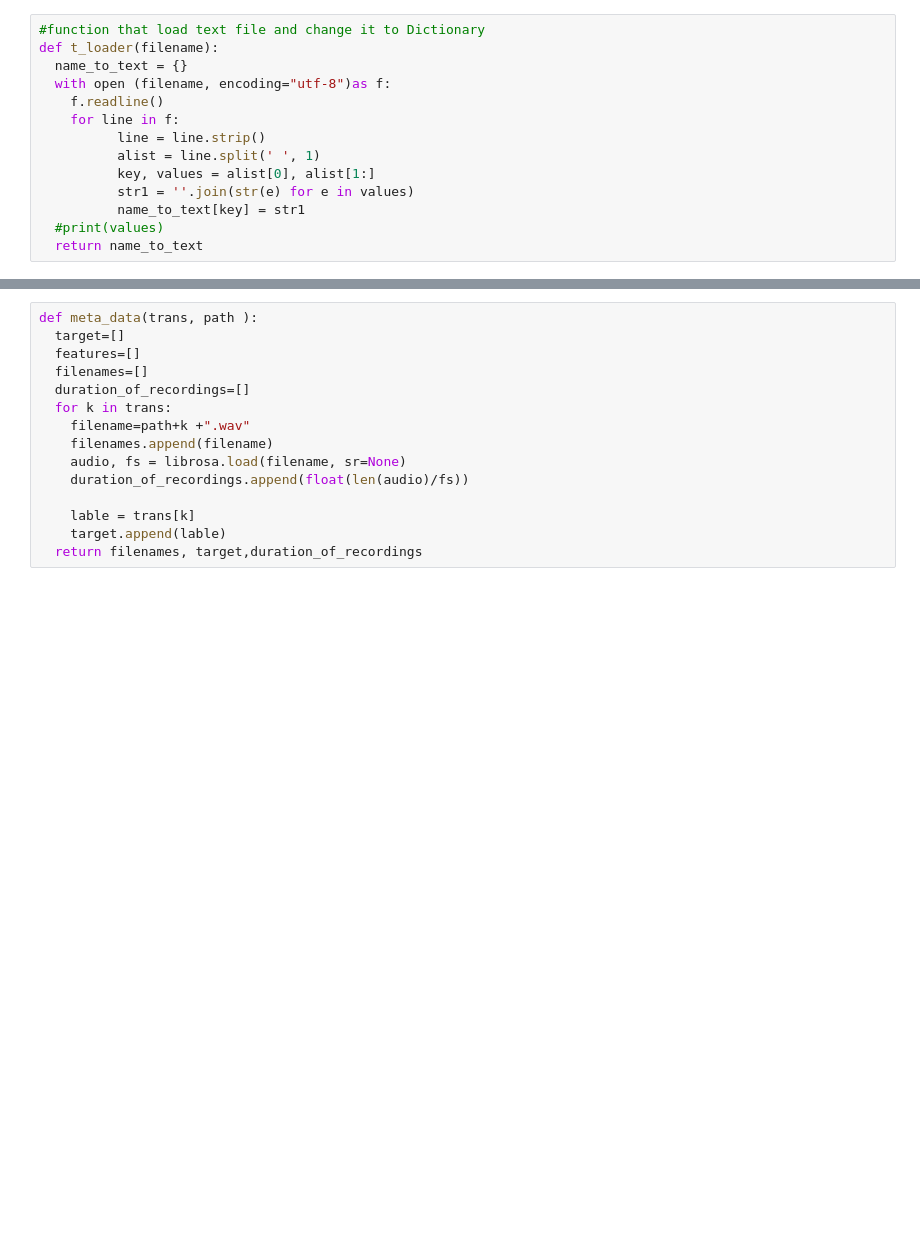
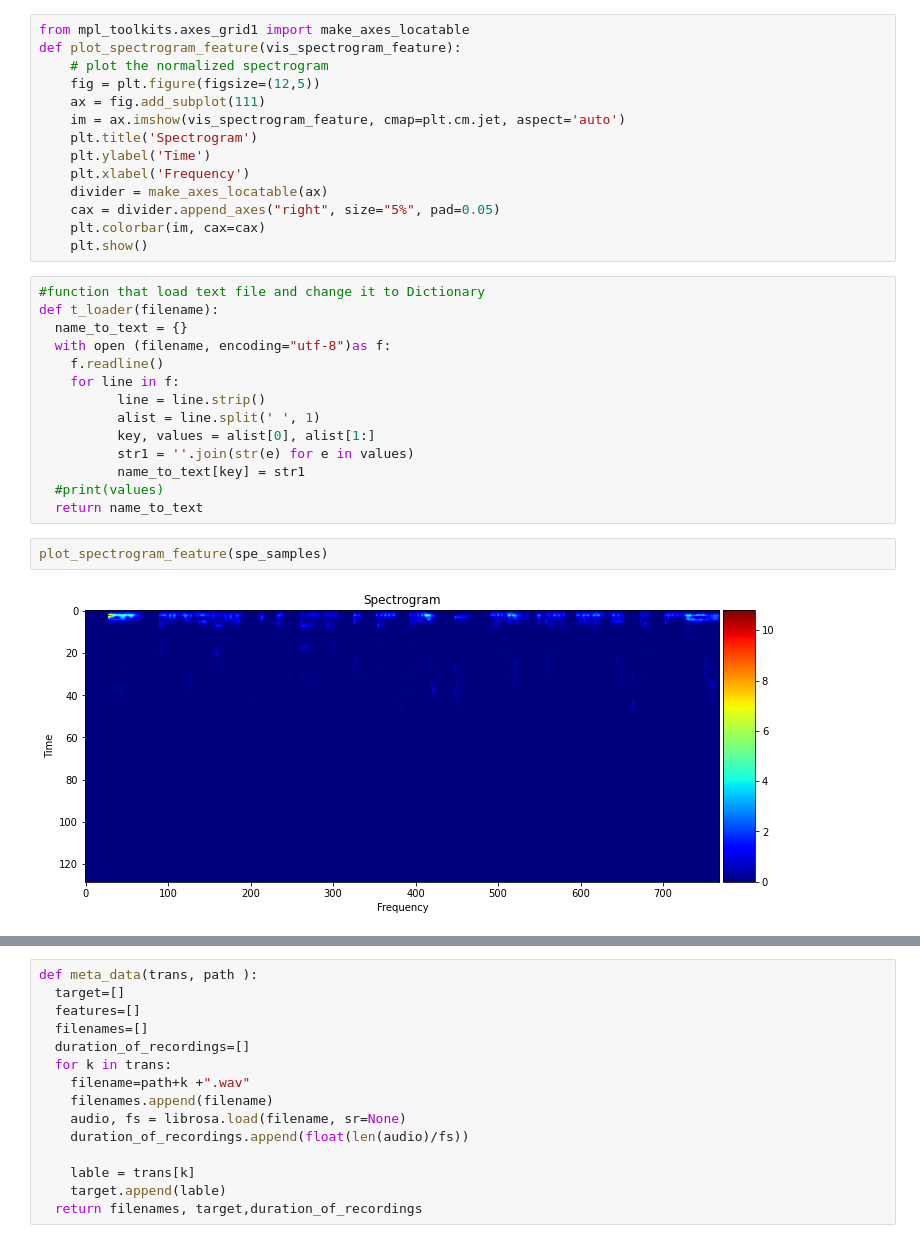
Before and after one commit to African-language-Speech-Recognition/african_language-Speech_Recognition, a Jupyter notebook: notebooks/Audio_processing.ipynb, the cells around one changed output, grey strips where cells are left out. Cells and saved outputs as stored; diff of their text form; blank space fills up the shorter version.

```diff
--- a/notebooks/Audio_processing.ipynb
+++ b/notebooks/Audio_processing.ipynb
@@ -127,3 +143,17 @@ array([0.       , 0.0078125, 0.015625 , 0.0234375, 0.03125  , 0.0390625,
+# %%
+from mpl_toolkits.axes_grid1 import make_axes_locatable
+def plot_spectrogram_feature(vis_spectrogram_feature):
+    # plot the normalized spectrogram
+    fig = plt.figure(figsize=(12,5))
+    ax = fig.add_subplot(111)
+    im = ax.imshow(vis_spectrogram_feature, cmap=plt.cm.jet, aspect='auto')
+    plt.title('Spectrogram')
+    plt.ylabel('Time')
+    plt.xlabel('Frequency')
+    divider = make_axes_locatable(ax)
+    cax = divider.append_axes("right", size="5%", pad=0.05)
+    plt.colorbar(im, cax=cax)
+    plt.show()
 # %%
 #function that load text file and change it to Dictionary
 def t_loader(filename):
@@ -138,4 +168,8 @@ def t_loader(filename):
           name_to_text[key] = str1
   #print(values)
   return name_to_text
+# %%
+plot_spectrogram_feature(spe_samples)
+# %% [output]
+[figure, added]
 # %%
```
Also changed, not shown: parts of 11 cells of this notebook.
